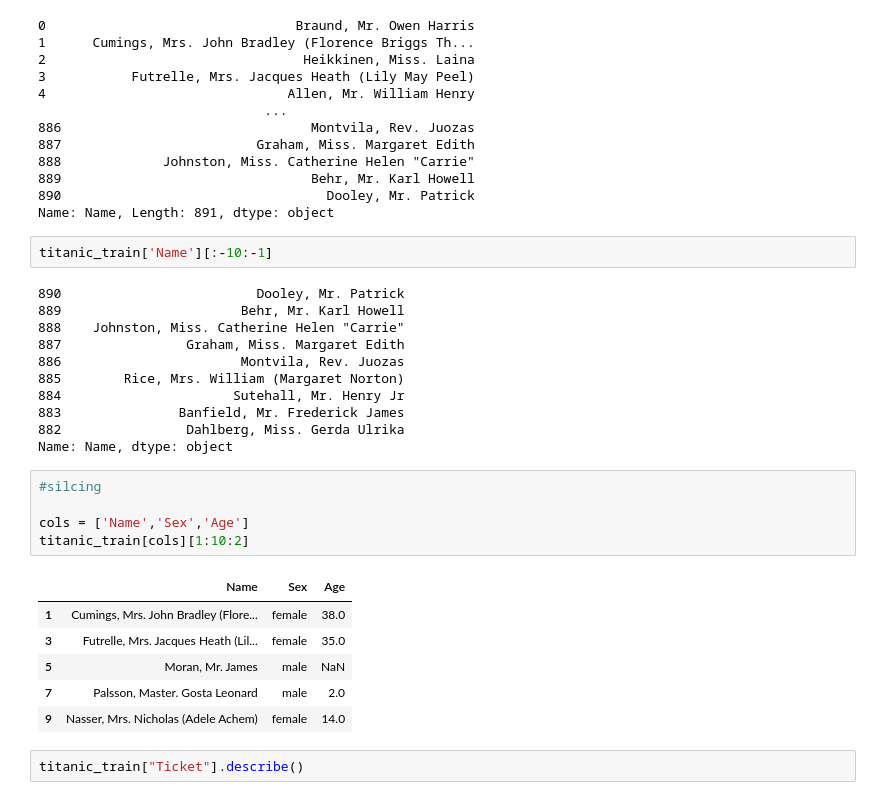
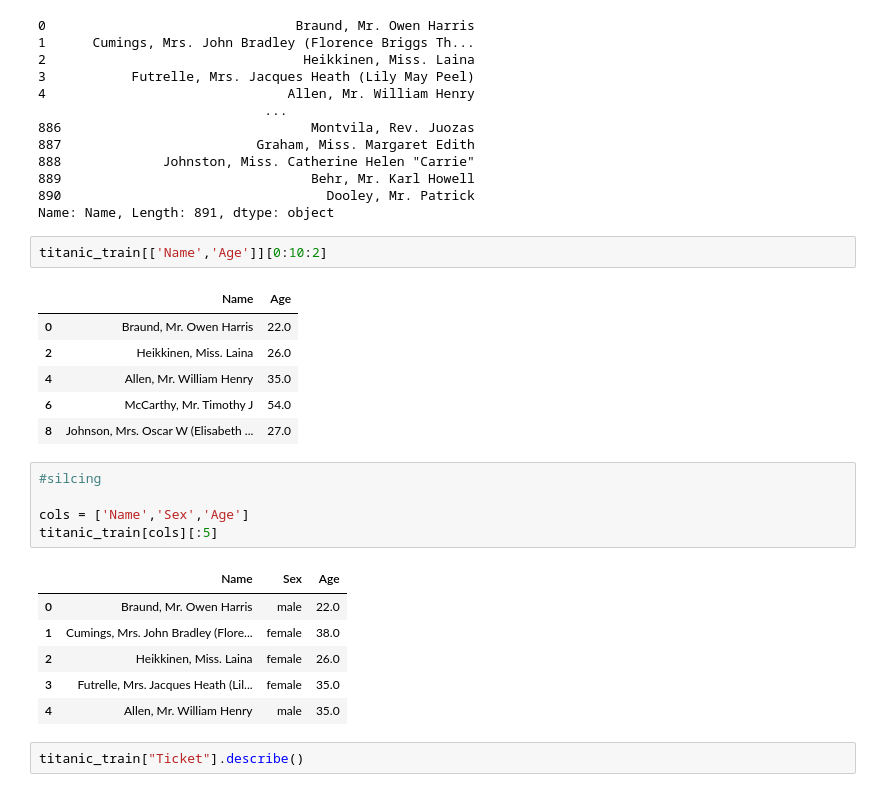
Before and after one commit to anil-k-rajamoni18/LearnPython, a Jupyter notebook: Advance-Python/ML/Pandas.ipynb, the cells around one changed output. Saved outputs shown, nothing was run; the diff lists cells and outputs as text.

```diff
--- a/Advance-Python/ML/Pandas.ipynb
+++ b/Advance-Python/ML/Pandas.ipynb
@@ -277,30 +264,26 @@ titanic_train["Name"]
 890                                  Dooley, Mr. Patrick
 Name: Name, Length: 891, dtype: object
 # %%
-titanic_train['Name'][:-10:-1]
+titanic_train[['Name','Age']][0:10:2]
 # %% [output]
-890                         Dooley, Mr. Patrick
-889                       Behr, Mr. Karl Howell
-888    Johnston, Miss. Catherine Helen "Carrie"
-887                Graham, Miss. Margaret Edith
-886                       Montvila, Rev. Juozas
-885        Rice, Mrs. William (Margaret Norton)
-884                      Sutehall, Mr. Henry Jr
-883               Banfield, Mr. Frederick James
-882                Dahlberg, Miss. Gerda Ulrika
-Name: Name, dtype: object
+|  | Name | Age |
+| 0 | Braund, Mr. Owen Harris | 22.0 |
+| 2 | Heikkinen, Miss. Laina | 26.0 |
+| 4 | Allen, Mr. William Henry | 35.0 |
+| 6 | McCarthy, Mr. Timothy J | 54.0 |
+| 8 | Johnson, Mrs. Oscar W (Elisabeth ... | 27.0 |
 # %%
 #silcing
 
 cols = ['Name','Sex','Age']
-titanic_train[cols][1:10:2]
+titanic_train[cols][:5]
 # %% [output]
 |  | Name | Sex | Age |
+| 0 | Braund, Mr. Owen Harris | male | 22.0 |
 | 1 | Cumings, Mrs. John Bradley (Flore... | female | 38.0 |
+| 2 | Heikkinen, Miss. Laina | female | 26.0 |
 | 3 | Futrelle, Mrs. Jacques Heath (Lil... | female | 35.0 |
-| 5 | Moran, Mr. James | male | NaN |
-| 7 | Palsson, Master. Gosta Leonard | male | 2.0 |
-| 9 | Nasser, Mrs. Nicholas (Adele Achem) | female | 14.0 |
+| 4 | Allen, Mr. William Henry | male | 35.0 |
 # %%
 titanic_train["Ticket"].describe()
 # %% [output]
```
Also changed, not shown: parts of 94 cells of this notebook, 3 other files.
